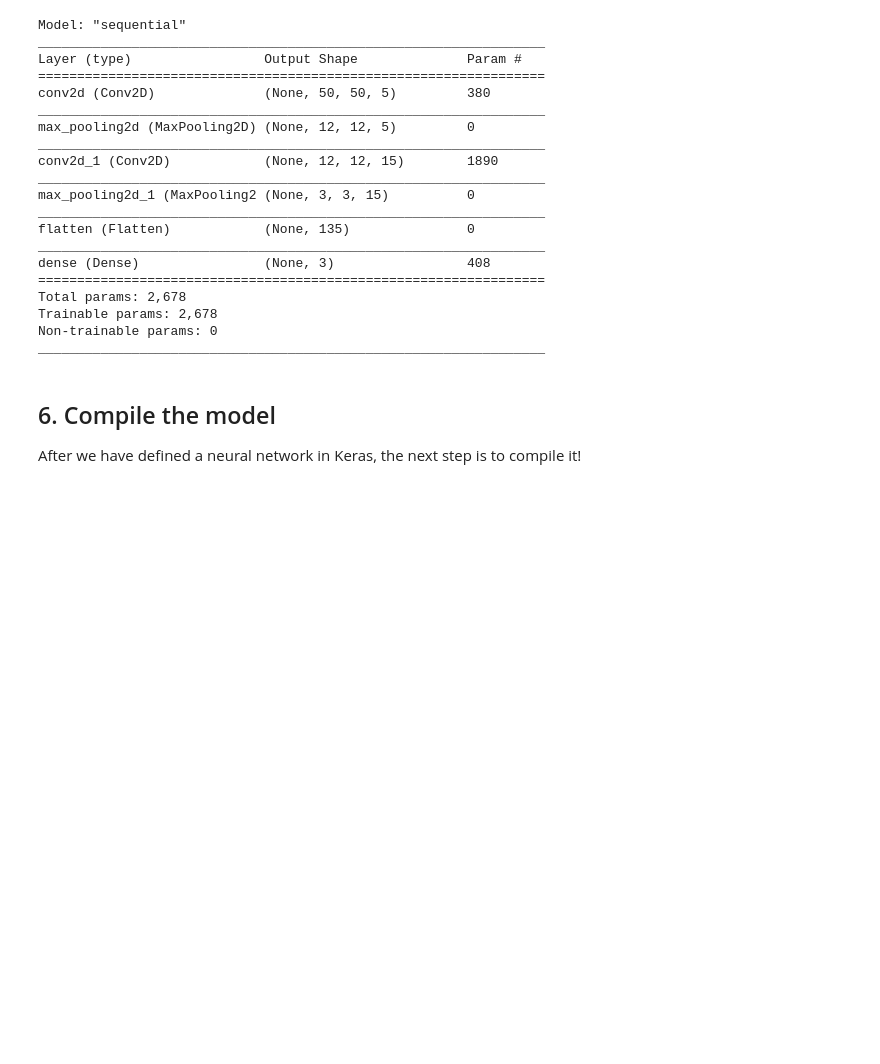
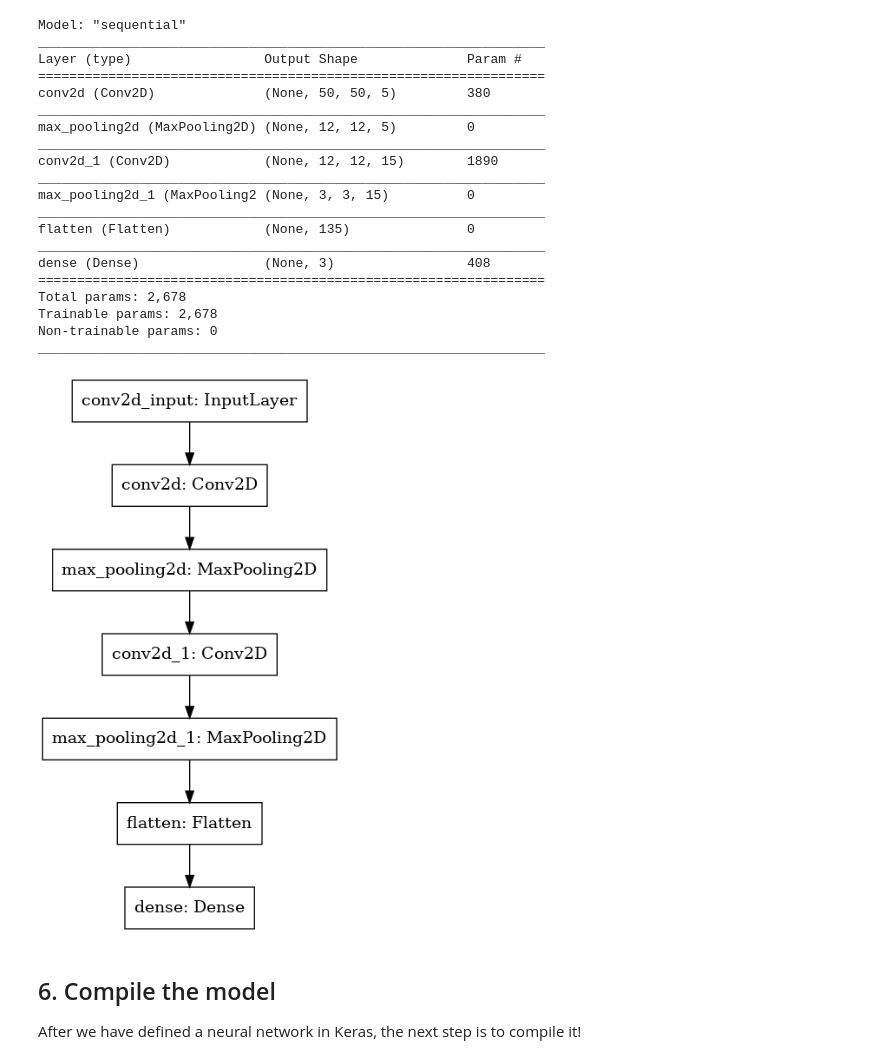
Before and after one commit to cschan1828/DataCamp-Projects, a Jupyter notebook: ASL Recognition with Deep Learning/ASL RECOGNITION WITH DEEP LEARNING.ipynb, the cells around one changed output. Saved outputs shown, nothing was run; the diff lists cells and outputs as text; code cells hidden in the pictures; blank space fills up the shorter version.

Commit message:
visulize the ASL NN model

```diff
--- a/ASL Recognition with Deep Learning/ASL RECOGNITION WITH DEEP LEARNING.ipynb
+++ b/ASL Recognition with Deep Learning/ASL RECOGNITION WITH DEEP LEARNING.ipynb
@@ -134,6 +134,13 @@ Total params: 2,678
 Trainable params: 2,678
 Non-trainable params: 0
 _________________________________________________________________
+# %%
+# Need to install pydot through pip and graphviz through apt-get
+from tensorflow.keras.utils import plot_model
+
+plot_model(model)
+# %% [output]
+[figure, added]
 # %% [markdown]
 ## 6. Compile the model
 <p>After we have defined a neural network in Keras, the next step is to compile it! </p>
```
Also changed, not shown: parts of 1 cell of this notebook, 1 other file.
